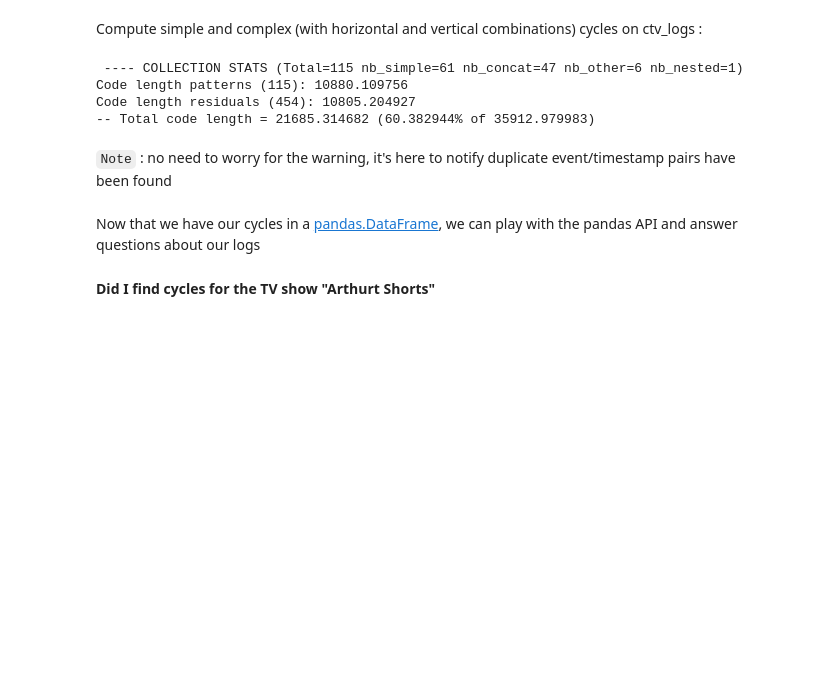
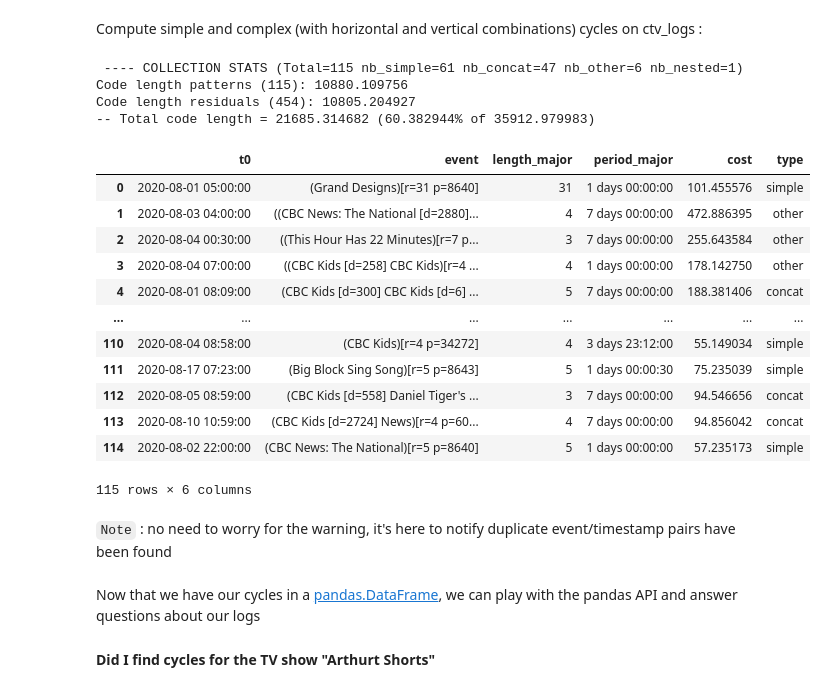
Before and after one commit to scikit-mine/scikit-mine, a Jupyter notebook: docs/tutorials/periodic/periodic_canadian_tv.ipynb, the cells around one changed output. Saved outputs shown, nothing was run; the diff lists cells and outputs as text; code cells hidden in the pictures; blank space fills up the shorter version.

```diff
--- a/docs/tutorials/periodic/periodic_canadian_tv.ipynb
+++ b/docs/tutorials/periodic/periodic_canadian_tv.ipynb
@@ -435,6 +435,21 @@ Code length residuals (454): 10805.204927
 -- Total code length = 21685.314682 (60.382944% of 35912.979983)
 # %%
 cycles = pcm.discover()
+cycles
+# %% [output]
+|  | t0 | event | length_major | period_major | cost | type |
+| 0 | 2020-08-01 05:00:00 | (Grand Designs)[r=31 p=8640] | 31 | 1 days 00:00:00 | 101.455576 | simple |
+| 1 | 2020-08-03 04:00:00 | ((CBC News: The National [d=2880]... | 4 | 7 days 00:00:00 | 472.886395 | other |
+| 2 | 2020-08-04 00:30:00 | ((This Hour Has 22 Minutes)[r=7 p... | 3 | 7 days 00:00:00 | 255.643584 | other |
+| 3 | 2020-08-04 07:00:00 | ((CBC Kids [d=258] CBC Kids)[r=4 ... | 4 | 1 days 00:00:00 | 178.142750 | other |
+| 4 | 2020-08-01 08:09:00 | (CBC Kids [d=300] CBC Kids [d=6] ... | 5 | 7 days 00:00:00 | 188.381406 | concat |
+| ... | ... | ... | ... | ... | ... | ... |
+| 110 | 2020-08-04 08:58:00 | (CBC Kids)[r=4 p=34272] | 4 | 3 days 23:12:00 | 55.149034 | simple |
+| 111 | 2020-08-17 07:23:00 | (Big Block Sing Song)[r=5 p=8643] | 5 | 1 days 00:00:30 | 75.235039 | simple |
+| 112 | 2020-08-05 08:59:00 | (CBC Kids [d=558] Daniel Tiger's ... | 3 | 7 days 00:00:00 | 94.546656 | concat |
+| 113 | 2020-08-10 10:59:00 | (CBC Kids [d=2724] News)[r=4 p=60... | 4 | 7 days 00:00:00 | 94.856042 | concat |
+| 114 | 2020-08-02 22:00:00 | (CBC News: The National)[r=5 p=8640] | 5 | 1 days 00:00:00 | 57.235173 | simple |
+115 rows × 6 columns
 # %% [markdown]
 `Note` : no need to worry for the warning, it's here to notify duplicate event/timestamp pairs have been found
 # %% [markdown]
```
Also changed, not shown: parts of 10 cells of this notebook, 1 other file.
